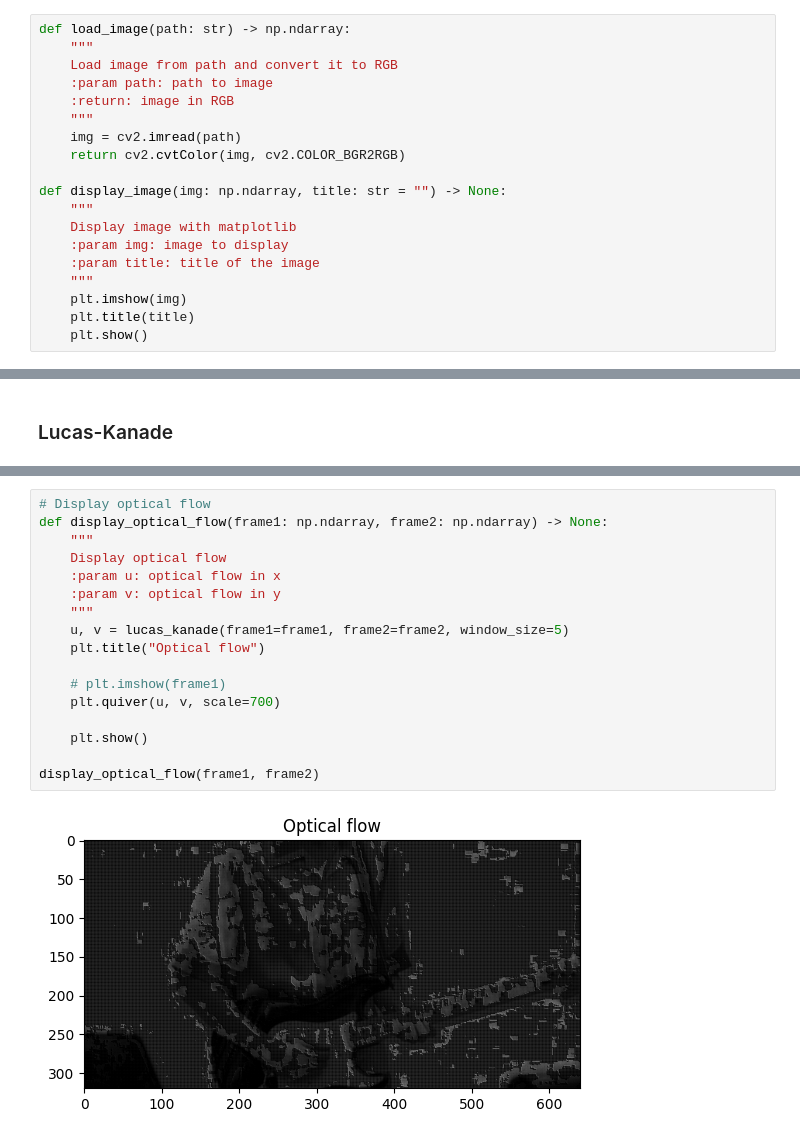
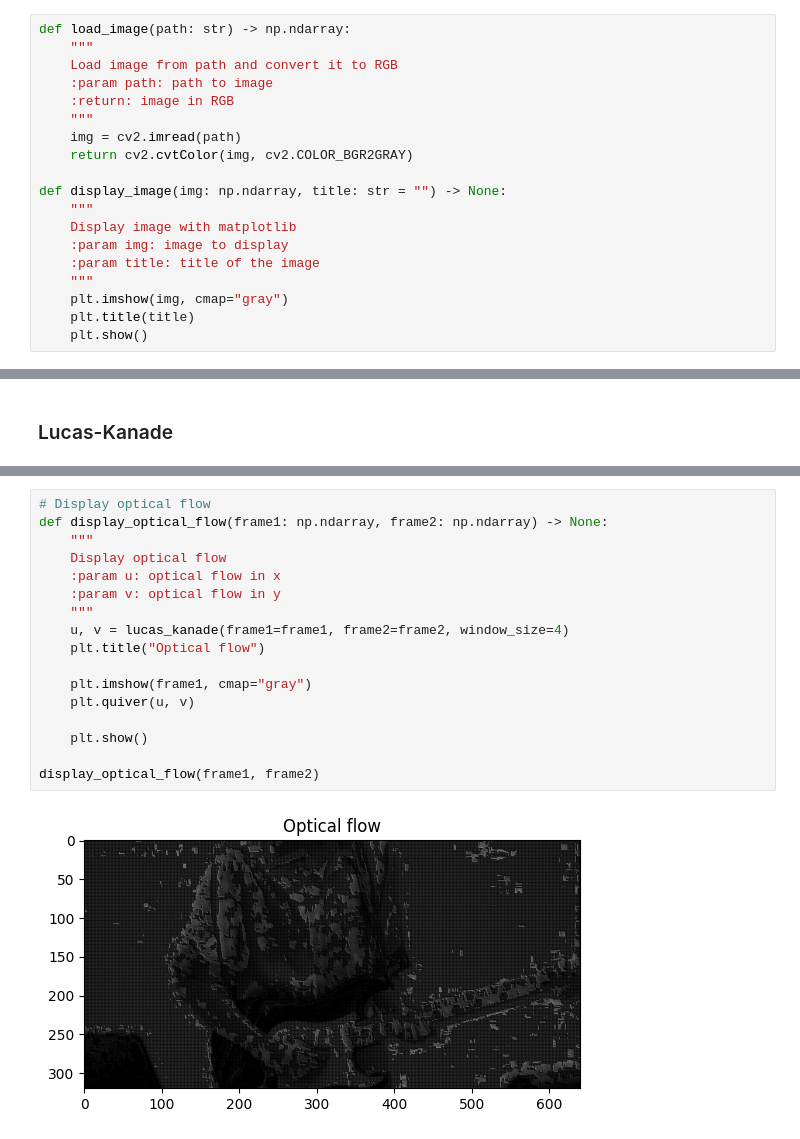
Before and after one commit to sinansoulier/VideoProcessing, a Jupyter notebook: TP1/motion_estimation.ipynb, the cells around one changed output, grey strips where cells are left out. Cells and saved outputs as stored; diff of their text form.

```diff
--- a/TP1/motion_estimation.ipynb
+++ b/TP1/motion_estimation.ipynb
@@ -20,7 +20,7 @@ def load_image(path: str) -> np.ndarray:
     :return: image in RGB
     """
     img = cv2.imread(path)
-    return cv2.cvtColor(img, cv2.COLOR_BGR2RGB)
+    return cv2.cvtColor(img, cv2.COLOR_BGR2GRAY)
 
 def display_image(img: np.ndarray, title: str = "") -> None:
     """
@@ -28,7 +28,7 @@ def display_image(img: np.ndarray, title: str = "") -> None:
     :param img: image to display
     :param title: title of the image
     """
-    plt.imshow(img)
+    plt.imshow(img, cmap="gray")
     plt.title(title)
     plt.show()
 # %% [markdown]
@@ -123,19 +124,19 @@ def lucas_kanade(frame1, frame2, window_size=3) -> tuple:
 # %%
 # Display optical flow
 def display_optical_flow(frame1: np.ndarray, frame2: np.ndarray) -> None:
     """
     Display optical flow
     :param u: optical flow in x
     :param v: optical flow in y
     """
-    u, v = lucas_kanade(frame1=frame1, frame2=frame2, window_size=5)
+    u, v = lucas_kanade(frame1=frame1, frame2=frame2, window_size=4)
     plt.title("Optical flow")
 
-    # plt.imshow(frame1)
-    plt.quiver(u, v, scale=700)
+    plt.imshow(frame1, cmap="gray")
+    plt.quiver(u, v)
 
     plt.show()
 
 display_optical_flow(frame1, frame2)
 # %% [output]
-[figure, old version]
+[figure, new version]
```
Also changed, not shown: parts of 2 cells of this notebook.
